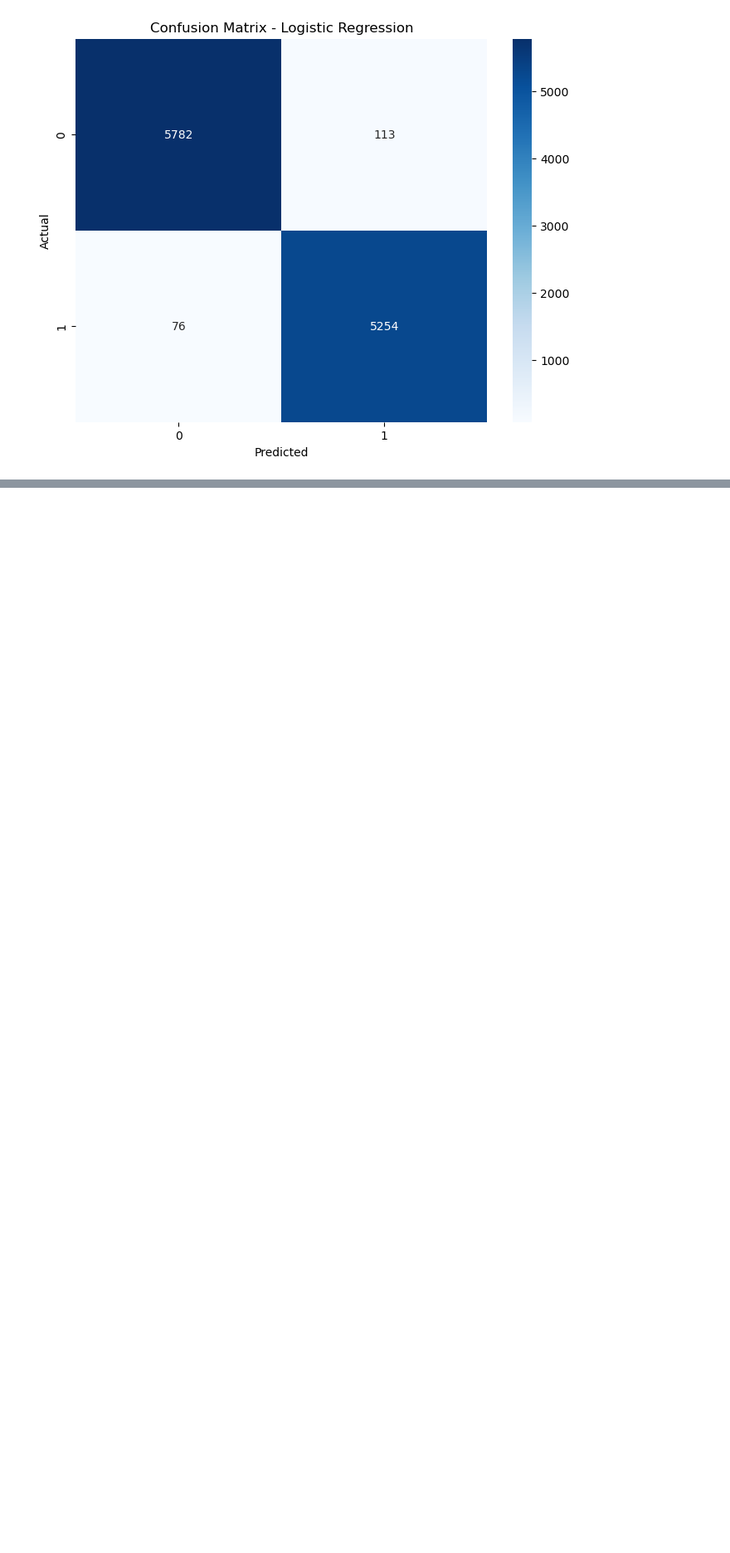
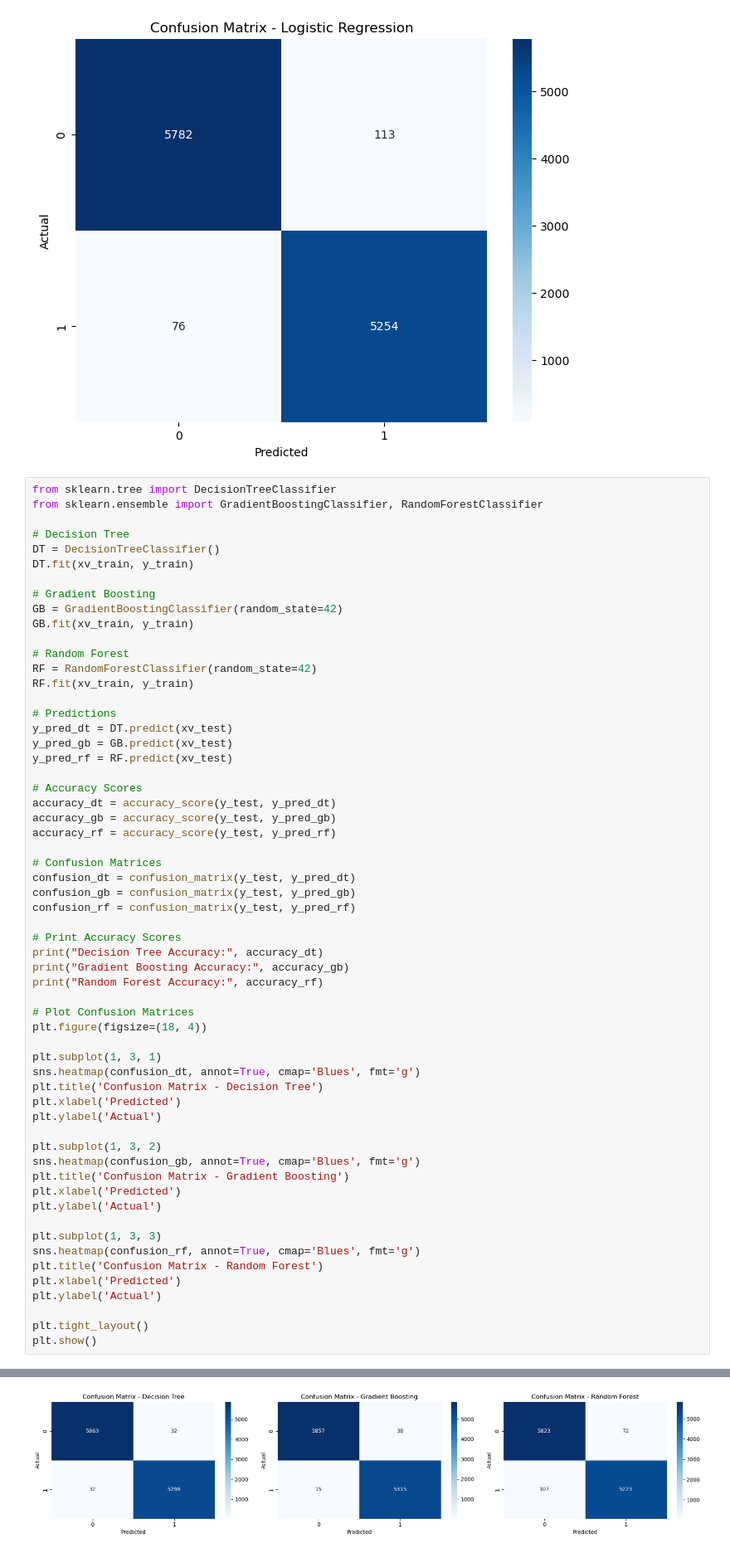
Before and after one commit to jangamsravanthi/FakeNewsDetectionUsingNLP, a Jupyter notebook: Fake News Dectection Using NLP.ipynb, the cells around one changed output, grey strips where cells are left out. Shown: that part at 83% size. Cells and saved outputs as stored; diff of their text form; blank space fills up the shorter version.

```diff
--- a/Fake News Dectection Using NLP.ipynb
+++ b/Fake News Dectection Using NLP.ipynb
@@ -120,3 +120,63 @@ plt.ylabel('Actual')
 plt.show()
 # %% [output]
 [figure]
+# %%
+from sklearn.tree import DecisionTreeClassifier
+from sklearn.ensemble import GradientBoostingClassifier, RandomForestClassifier
+
+# Decision Tree
+DT = DecisionTreeClassifier()
+DT.fit(xv_train, y_train)
+
+# Gradient Boosting
+GB = GradientBoostingClassifier(random_state=42)
+GB.fit(xv_train, y_train)
+
+# Random Forest
+RF = RandomForestClassifier(random_state=42)
+RF.fit(xv_train, y_train)
+
+# Predictions
+y_pred_dt = DT.predict(xv_test)
+y_pred_gb = GB.predict(xv_test)
+y_pred_rf = RF.predict(xv_test)
+
+# Accuracy Scores
+accuracy_dt = accuracy_score(y_test, y_pred_dt)
+accuracy_gb = accuracy_score(y_test, y_pred_gb)
+accuracy_rf = accuracy_score(y_test, y_pred_rf)
+
+# Confusion Matrices
+confusion_dt = confusion_matrix(y_test, y_pred_dt)
+confusion_gb = confusion_matrix(y_test, y_pred_gb)
+confusion_rf = confusion_matrix(y_test, y_pred_rf)
+
+# Print Accuracy Scores
+print("Decision Tree Accuracy:", accuracy_dt)
+print("Gradient Boosting Accuracy:", accuracy_gb)
+print("Random Forest Accuracy:", accuracy_rf)
+
+# Plot Confusion Matrices
+plt.figure(figsize=(18, 4))
+
+plt.subplot(1, 3, 1)
+sns.heatmap(confusion_dt, annot=True, cmap='Blues', fmt='g')
+plt.title('Confusion Matrix - Decision Tree')
+plt.xlabel('Predicted')
+plt.ylabel('Actual')
+
+plt.subplot(1, 3, 2)
+sns.heatmap(confusion_gb, annot=True, cmap='Blues', fmt='g')
+plt.title('Confusion Matrix - Gradient Boosting')
+plt.xlabel('Predicted')
+plt.ylabel('Actual')
+
+plt.subplot(1, 3, 3)
+sns.heatmap(confusion_rf, annot=True, cmap='Blues', fmt='g')
+plt.title('Confusion Matrix - Random Forest')
+plt.xlabel('Predicted')
+plt.ylabel('Actual')
+
+plt.tight_layout()
+plt.show()
+# %% [output]
@@ -122,0 +186 @@ plt.show()
+[figure, added]
```
Also changed, not shown: parts of 4 cells of this notebook, 1 other file.
